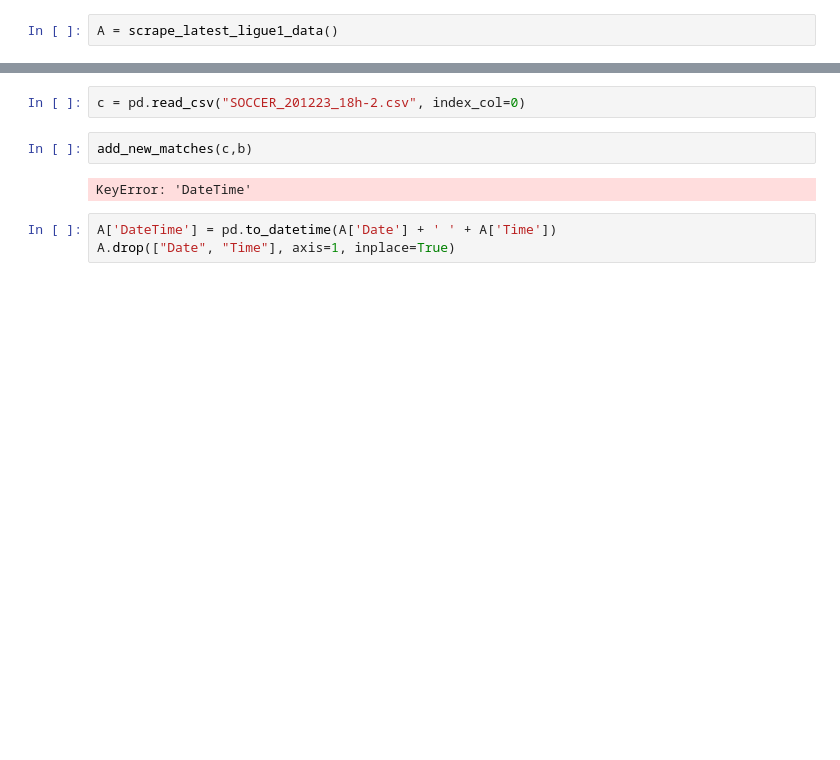
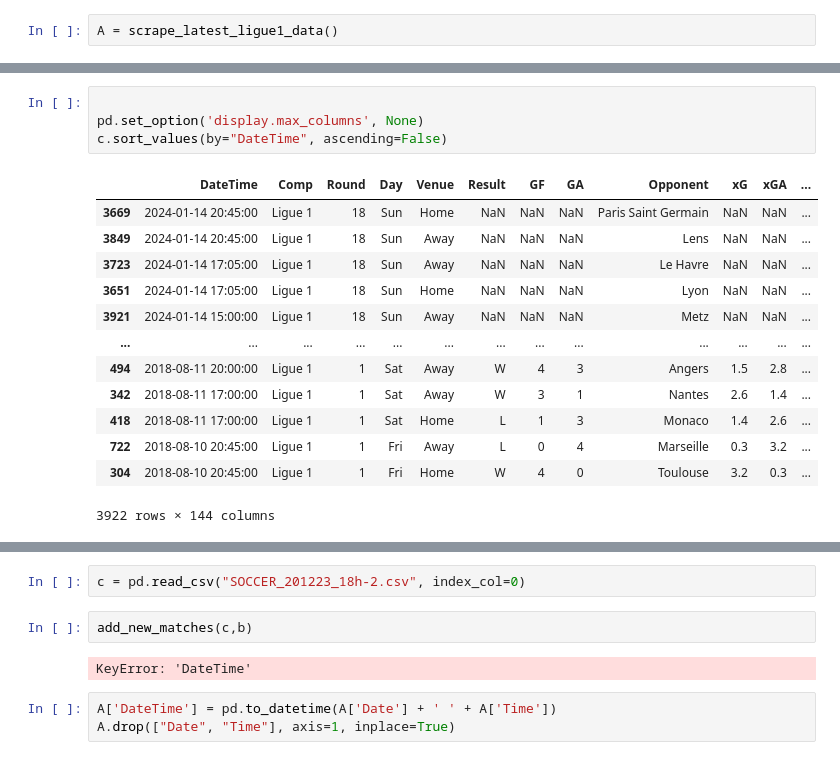
Before and after one commit to alexandreviard/Ligue1Predictor, a Jupyter notebook: Fbref_alex/script.ipynb, the cells around one changed output, grey strips where cells are left out. Saved outputs shown, nothing was run; the diff lists cells and outputs as text; blank space fills up the shorter version.

```diff
--- a/Fbref_alex/script.ipynb
+++ b/Fbref_alex/script.ipynb
@@ -57,0 +102,18 @@ A = scrape_latest_ligue1_data()
+# %%
+
+pd.set_option('display.max_columns', None)
+c.sort_values(by="DateTime", ascending=False)
+# %% [output]
+|  | DateTime | Comp | Round | Day | Venue | Result | GF | GA | Opponent | xG | xGA | ... |
+| 3669 | 2024-01-14 20:45:00 | Ligue 1 | 18 | Sun | Home | NaN | NaN | NaN | Paris Saint Germain | NaN | NaN | ... |
+| 3849 | 2024-01-14 20:45:00 | Ligue 1 | 18 | Sun | Away | NaN | NaN | NaN | Lens | NaN | NaN | ... |
+| 3723 | 2024-01-14 17:05:00 | Ligue 1 | 18 | Sun | Away | NaN | NaN | NaN | Le Havre | NaN | NaN | ... |
+| 3651 | 2024-01-14 17:05:00 | Ligue 1 | 18 | Sun | Home | NaN | NaN | NaN | Lyon | NaN | NaN | ... |
+| 3921 | 2024-01-14 15:00:00 | Ligue 1 | 18 | Sun | Away | NaN | NaN | NaN | Metz | NaN | NaN | ... |
+| ... | ... | ... | ... | ... | ... | ... | ... | ... | ... | ... | ... | ... |
+| 494 | 2018-08-11 20:00:00 | Ligue 1 | 1 | Sat | Away | W | 4 | 3 | Angers | 1.5 | 2.8 | ... |
+| 342 | 2018-08-11 17:00:00 | Ligue 1 | 1 | Sat | Away | W | 3 | 1 | Nantes | 2.6 | 1.4 | ... |
+| 418 | 2018-08-11 17:00:00 | Ligue 1 | 1 | Sat | Home | L | 1 | 3 | Monaco | 1.4 | 2.6 | ... |
+| 722 | 2018-08-10 20:45:00 | Ligue 1 | 1 | Fri | Away | L | 0 | 4 | Marseille | 0.3 | 3.2 | ... |
+| 304 | 2018-08-10 20:45:00 | Ligue 1 | 1 | Fri | Home | W | 4 | 0 | Toulouse | 3.2 | 0.3 | ... |
+3922 rows × 144 columns
```
Also changed, not shown: parts of 23 cells of this notebook, 3 other files.
